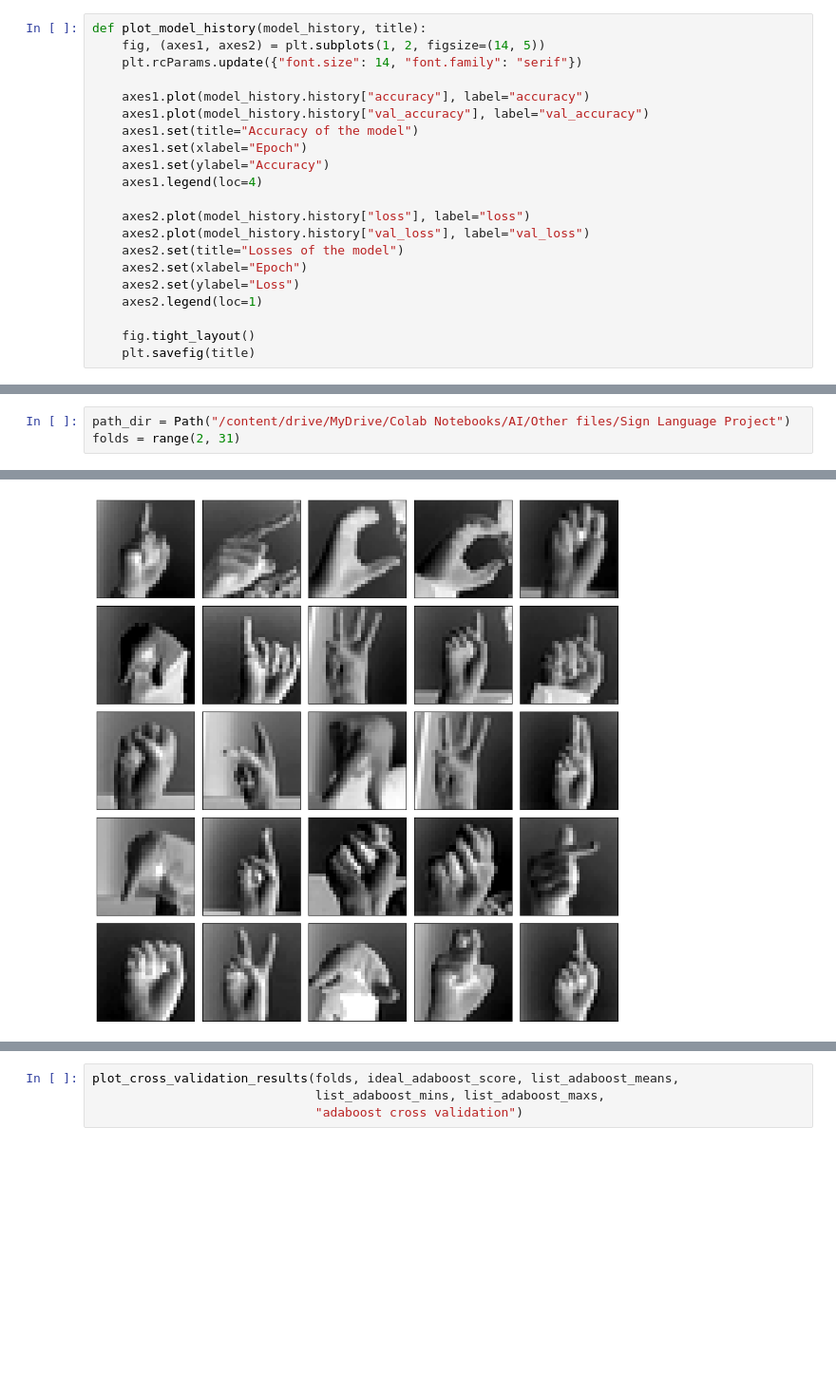
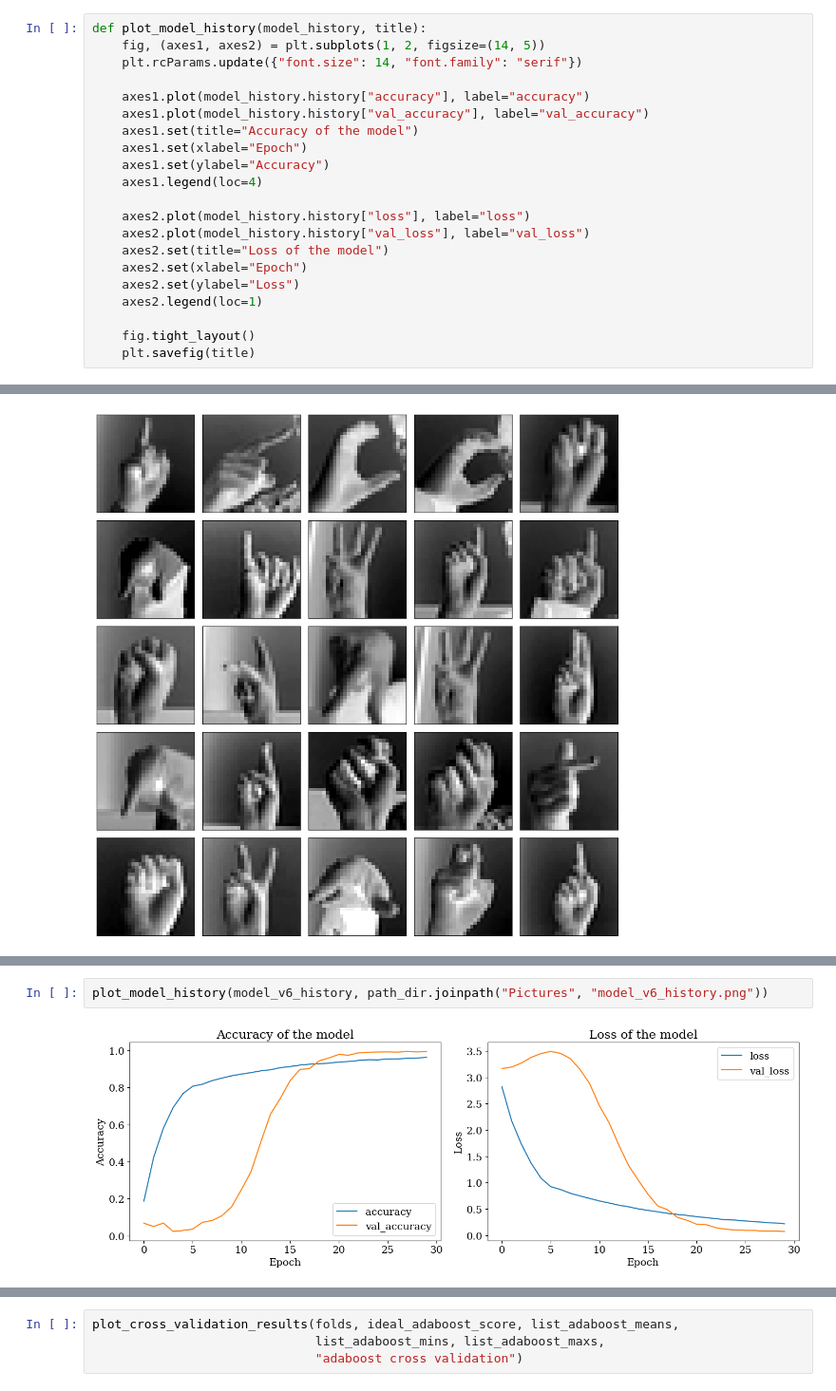
Before and after one commit to TheSpaceMan915/ai-postgraduate, a Jupyter notebook: Sign_Language_Project.ipynb, the cells around one changed output, grey strips where cells are left out. Shown at 95% size. Saved outputs shown, nothing was run; the diff lists cells and outputs as text; blank space fills up the shorter version.

```diff
--- a/Sign_Language_Project.ipynb
+++ b/Sign_Language_Project.ipynb
@@ -189,7 +189,7 @@ def plot_model_history(model_history, title):
 
     axes2.plot(model_history.history["loss"], label="loss")
     axes2.plot(model_history.history["val_loss"], label="val_loss")
-    axes2.set(title="Losses of the model")
+    axes2.set(title="Loss of the model")
     axes2.set(xlabel="Epoch")
     axes2.set(ylabel="Loss")
     axes2.legend(loc=1)
@@ -788,8 +840,5 @@ Epoch 30/30
 # %% [markdown]
 # **Modelling with ML Models**
-# %%
-path_dir = Path("/content/drive/MyDrive/Colab Notebooks/AI/Other files/Sign Language Project")
-folds = range(2, 31)
 # %%
 # predicting with AdaBoostClassifier
 adaboost_classsifier = AdaBoostClassifier(estimator=DecisionTreeClassifier(),
@@ -887,2 +936,6 @@ plot_model_history(model_v5_history, "model_v5_history")
 # %% [output]
 [figure]
+# %%
+plot_model_history(model_v6_history, path_dir.joinpath("Pictures", "model_v6_history.png"))
+# %% [output]
+[figure, added]
```
Also changed, not shown: parts of 26 cells of this notebook.
